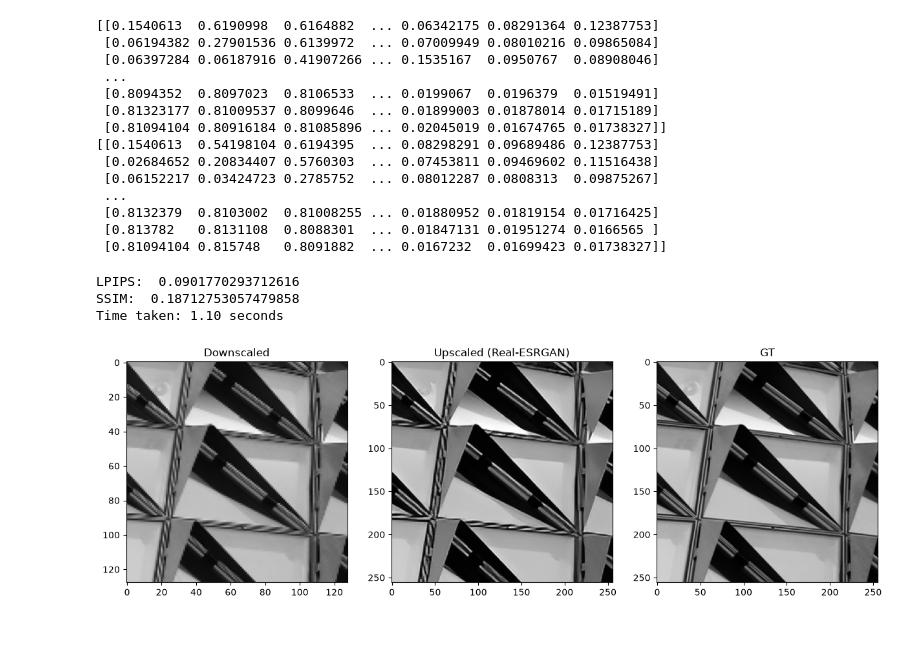
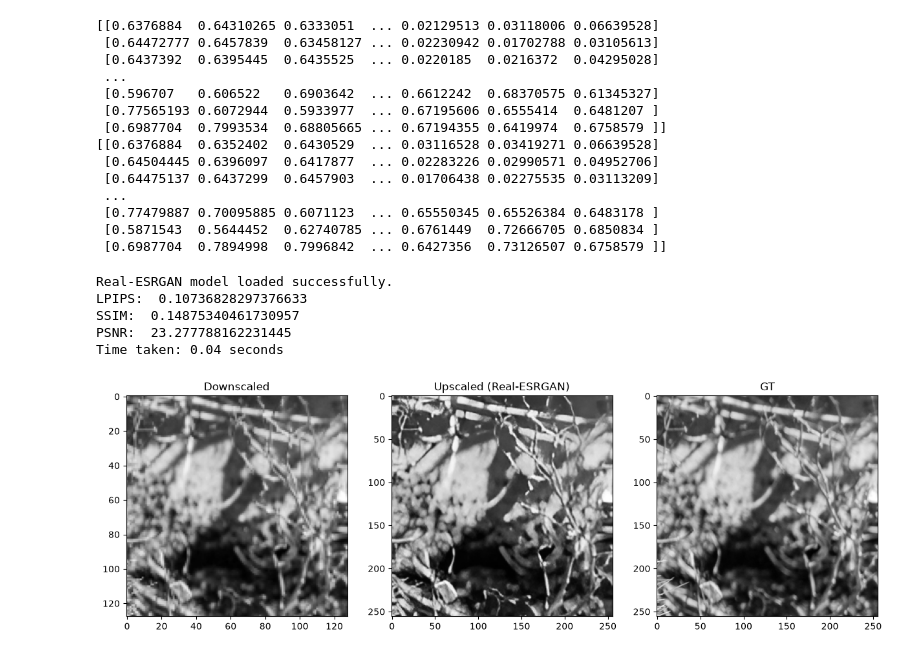
Before and after one commit to eklipse18/kla_hackathon, a Jupyter notebook: scripts/compare_upscalers.ipynb, the cells around one changed output. Drawn from its saved outputs; the diff is of its cells as text; code cells hidden in the pictures.

Commit message:
experiment on models and save more checkpoints, create run.py and fix standalone.py, make inference models modular

```diff
--- a/scripts/compare_upscalers.ipynb
+++ b/scripts/compare_upscalers.ipynb
@@ -72,7 +72,8 @@ Loading model from: c:\Users\vivaa\workingfolder\college\epoch\kla_hackathon\.ve
 # %%
-i = random.randint(0, len(dataset) - 1)
+i = random.randint(0, len(original_dataset) - 1)
+i = 2937
 # scipy upscaling
-downscaled_image, GT_image = dataset[i]
+downscaled_image, GT_image = original_dataset[i]
 upscaled_image = zoom(downscaled_image, 2, order=3)  #
 
 # Display the images
@@ -100,72 +101,59 @@ Using device: cpu
 print(downscaled_image)
 print(GT_image)
 # %% [output]
-[[0.1540613  0.6190998  0.6164882  ... 0.06342175 0.08291364 0.12387753]
- [0.06194382 0.27901536 0.6139972  ... 0.07009949 0.08010216 0.09865084]
- [0.06397284 0.06187916 0.41907266 ... 0.1535167  0.0950767  0.08908046]
+[[0.6376884  0.64310265 0.6333051  ... 0.02129513 0.03118006 0.06639528]
+ [0.64472777 0.6457839  0.63458127 ... 0.02230942 0.01702788 0.03105613]
+ [0.6437392  0.6395445  0.6435525  ... 0.0220185  0.0216372  0.04295028]
  ...
- [0.8094352  0.8097023  0.8106533  ... 0.0199067  0.0196379  0.01519491]
- [0.81323177 0.81009537 0.8099646  ... 0.01899003 0.01878014 0.01715189]
- [0.81094104 0.80916184 0.81085896 ... 0.02045019 0.01674765 0.01738327]]
-[[0.1540613  0.54198104 0.6194395  ... 0.08298291 0.09689486 0.12387753]
- [0.02684652 0.20834407 0.5760303  ... 0.07453811 0.09469602 0.11516438]
- [0.06152217 0.03424723 0.2785752  ... 0.08012287 0.0808313  0.09875267]
+ [0.596707   0.606522   0.6903642  ... 0.6612242  0.68370575 0.61345327]
+ [0.77565193 0.6072944  0.5933977  ... 0.67195606 0.6555414  0.6481207 ]
+ [0.6987704  0.7993534  0.68805665 ... 0.67194355 0.6419974  0.6758579 ]]
+[[0.6376884  0.6352402  0.6430529  ... 0.03116528 0.03419271 0.06639528]
+ [0.64504445 0.6396097  0.6417877  ... 0.02283226 0.02990571 0.04952706]
+ [0.64475137 0.6437299  0.6457903  ... 0.01706438 0.02275535 0.03113209]
  ...
- [0.8132379  0.8103002  0.81008255 ... 0.01880952 0.01819154 0.01716425]
- [0.813782   0.8131108  0.8088301  ... 0.01847131 0.01951274 0.0166565 ]
- [0.81094104 0.815748   0.8091882  ... 0.0167232  0.01699423 0.01738327]]
+ [0.77479887 0.70095885 0.6071123  ... 0.65550345 0.65526384 0.6483178 ]
+ [0.5871543  0.5644452  0.62740785 ... 0.6761449  0.72666705 0.6850834 ]
+ [0.6987704  0.7894998  0.7996842  ... 0.6427356  0.73126507 0.6758579 ]]
 # %%
 import torch
-from basicsr.archs.rrdbnet_arch import RRDBNet
-from realesrgan import RealESRGANer
 from pytorch_msssim import SSIM
+
+import sys
+import os
+sys.path.append(os.path.abspath('..'))
+from inference.realesrgan import build_real_esrgan
 
 ssim = SSIM(data_range=1.0, size_average=True, channel=1).to(DEVICE)
 
-# Define the model architecture for x2 scale
-model = RRDBNet(
-    num_in_ch=3,
-    num_out_ch=3,
-    num_feat=64,
-    num_block=23,
-    num_grow_ch=32,
-    scale=2
-)
-
 # Initialize the upsampler — this downloads weights automatically on first run
-upsampler = RealESRGANer(
-    scale=2,
-    model_path='https://github.com/xinntao/Real-ESRGAN/releases/download/v0.2.1/RealESRGAN_x2plus.pth',
-    model=model,
-    tile=0,            # set >0 (e.g. 400) if you hit VRAM issues on large images
-    tile_pad=10,
-    pre_pad=0,
-    half=False         # set False if running on CPU or if you see NaN artifacts
-)
-
+upsampler = build_real_esrgan(model_path='../models/RealESRGAN_x2plus.pth', scale=2)
 time_start = time.time()
 img_uint8 = (downscaled_image * 255).clip(0, 255).astype(np.uint8)
 RGB_downscaled_image = np.stack([img_uint8]*3, axis=-1)
-output_realesrgan, _ = upsampler.enhance(RGB_downscaled_image, outscale=2)
+output_realesrgan = upsampler.predict(RGB_downscaled_image)
 output_realesrgan = np.mean(output_realesrgan, axis=-1)  # Convert to grayscale by averaging the color channels
 time_end = time.time()
 
 fig, axes = plt.subplots(1, 3, figsize=(15, 5))
 axes[0].imshow(downscaled_image, cmap='gray')
 axes[0].set_title("Downscaled")
 
 axes[1].imshow(output_realesrgan, cmap='gray')
 axes[1].set_title("Upscaled (Real-ESRGAN)")
 
 axes[2].imshow(GT_image, cmap='gray')
 axes[2].set_title("GT")
 
 print("LPIPS: ", lpips(torch.tensor(output_realesrgan).unsqueeze(0).float() / 255.0, torch.tensor(GT_image).unsqueeze(0).unsqueeze(0).float()).item())
 print("SSIM: ", 1 - ssim(torch.tensor(output_realesrgan).unsqueeze(0).unsqueeze(0).float() / 255.0, torch.tensor(GT_image).unsqueeze(0).unsqueeze(0).float()).item())
+print("PSNR: ", 10 * torch.log10(1 / torch.mean((torch.tensor(output_realesrgan).unsqueeze(0).unsqueeze(0).float() / 255.0 - torch.tensor(GT_image).unsqueeze(0).unsqueeze(0).float()) ** 2)).item())
 print(f"Time taken: {time_end - time_start:.2f} seconds")
 plt.show()
 # %% [output]
-LPIPS:  0.0901770293712616
-SSIM:  0.18712753057479858
-Time taken: 1.10 seconds
+Real-ESRGAN model loaded successfully.
+LPIPS:  0.10736828297376633
+SSIM:  0.14875340461730957
+PSNR:  23.277788162231445
+Time taken: 0.04 seconds
-[figure, old version]
+[figure, new version]
```
Also changed, not shown: parts of 9 cells of this notebook, 19 other files.
